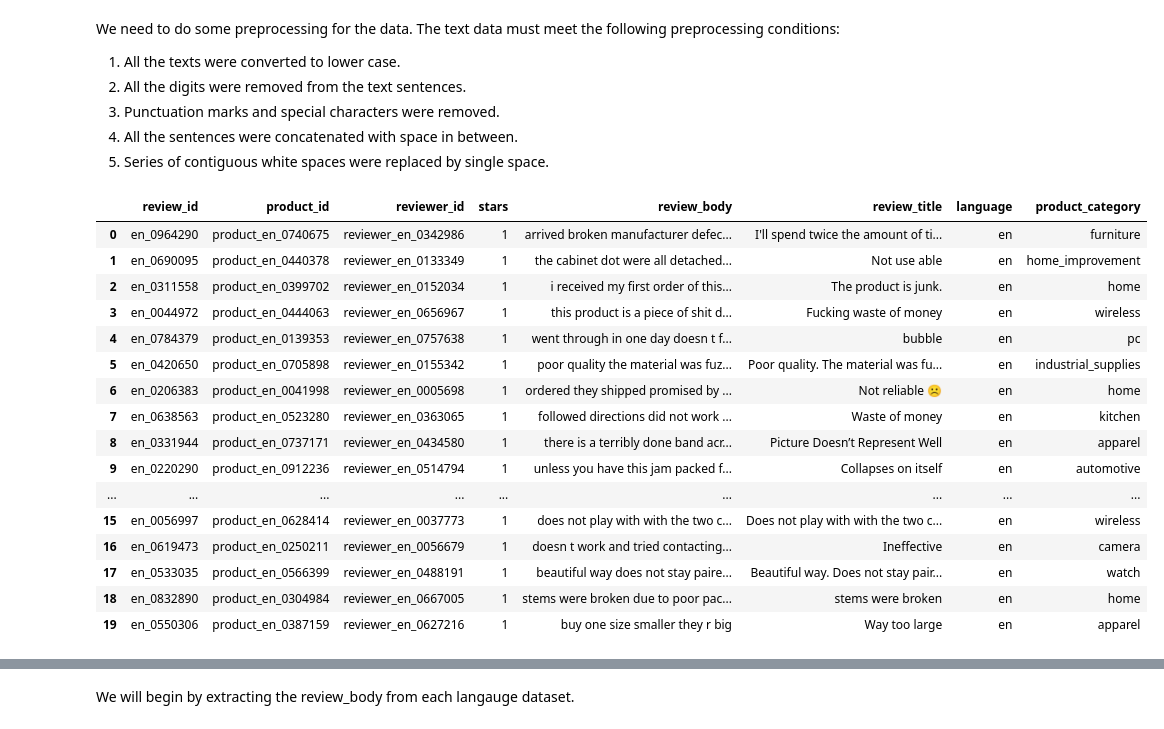
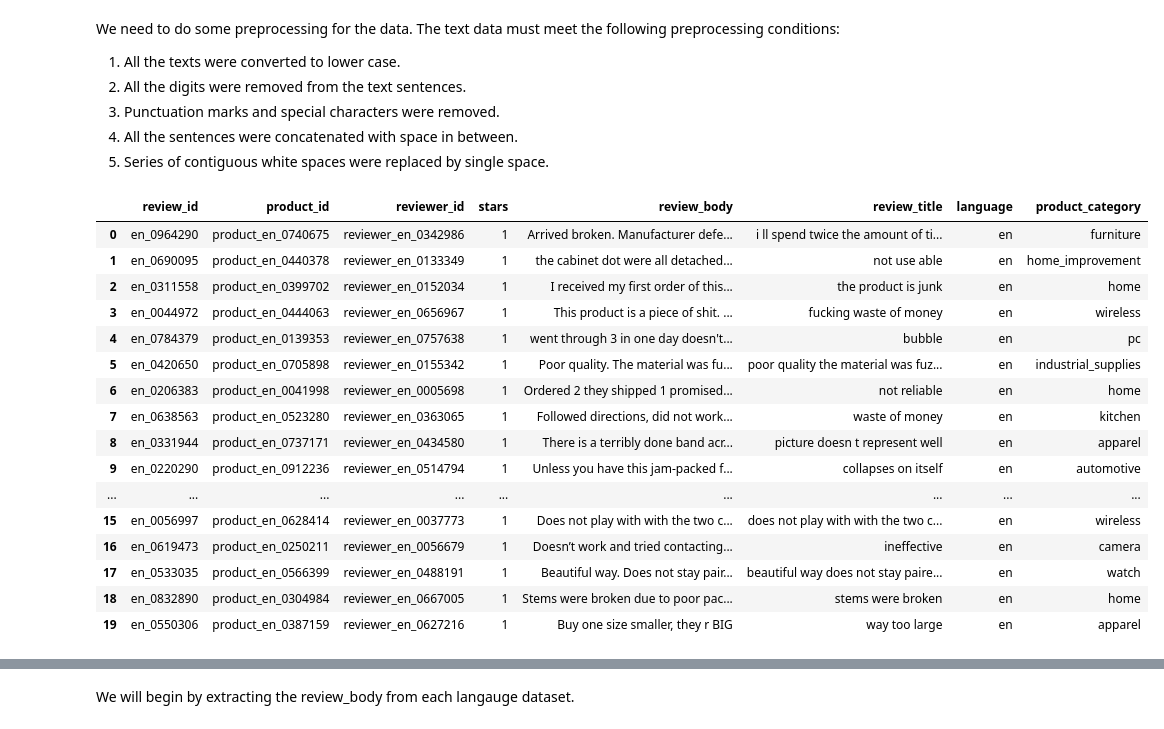
Before and after one commit to Ravi-Raghavan/ECE_443_Term_Project, a Jupyter notebook: AmazonReviews/AmazonReviews.ipynb, the cells around one changed output, grey strips where cells are left out. Cells and saved outputs as stored; diff of their text form; code cells hidden in the pictures.

```diff
--- a/AmazonReviews/AmazonReviews.ipynb
+++ b/AmazonReviews/AmazonReviews.ipynb
@@ -247,31 +247,31 @@ We need to do some preprocessing for the data. The text data must meet the follo
 5. Series of contiguous white spaces were replaced by single space.
 # %%
 #remove special characters from text column
-all_reviews_df['review_body'] = all_reviews_df['review_body'].str.replace('\W', ' ', regex=True)
+all_reviews_df['review_title'] = all_reviews_df['review_title'].str.replace('\W', ' ', regex=True)
 # remove numbers and digits form text
-all_reviews_df['review_body'] = all_reviews_df['review_body'].str.replace('\d', ' ', regex=True)
+all_reviews_df['review_title'] = all_reviews_df['review_title'].str.replace('\d', ' ', regex=True)
 # convert text to lower case
-all_reviews_df['review_body'] = all_reviews_df['review_body'].str.lower()
+all_reviews_df['review_title'] = all_reviews_df['review_title'].str.lower()
 # remove n spaces and convert to a single space
-all_reviews_df['review_body'] = all_reviews_df['review_body'].str.replace('\s{2,}', ' ', regex=True)
+all_reviews_df['review_title'] = all_reviews_df['review_title'].str.replace('\s{2,}', ' ', regex=True)
 # remove leading and trailing spaces
-all_reviews_df['review_body'].str.strip()
+all_reviews_df['review_title'].str.strip()
 all_reviews_df.head(20)
 # %% [output]
 |  | review_id | product_id | reviewer_id | stars | review_body | review_title | language | product_category |
-| 0 | en_0964290 | product_en_0740675 | reviewer_en_0342986 | 1 | arrived broken manufacturer defec... | I'll spend twice the amount of ti... | en | furniture |
-| 1 | en_0690095 | product_en_0440378 | reviewer_en_0133349 | 1 | the cabinet dot were all detached... | Not use able | en | home_improvement |
-| 2 | en_0311558 | product_en_0399702 | reviewer_en_0152034 | 1 | i received my first order of this... | The product is junk. | en | home |
-| 3 | en_0044972 | product_en_0444063 | reviewer_en_0656967 | 1 | this product is a piece of shit d... | Fucking waste of money | en | wireless |
-| 4 | en_0784379 | product_en_0139353 | reviewer_en_0757638 | 1 | went through in one day doesn t f... | bubble | en | pc |
-| 5 | en_0420650 | product_en_0705898 | reviewer_en_0155342 | 1 | poor quality the material was fuz... | Poor quality. The material was fu... | en | industrial_supplies |
-| 6 | en_0206383 | product_en_0041998 | reviewer_en_0005698 | 1 | ordered they shipped promised by ... | Not reliable ☹️ | en | home |
-| 7 | en_0638563 | product_en_0523280 | reviewer_en_0363065 | 1 | followed directions did not work ... | Waste of money | en | kitchen |
-| 8 | en_0331944 | product_en_0737171 | reviewer_en_0434580 | 1 | there is a terribly done band acr... | Picture Doesn’t Represent Well | en | apparel |
-| 9 | en_0220290 | product_en_0912236 | reviewer_en_0514794 | 1 | unless you have this jam packed f... | Collapses on itself | en | automotive |
+| 0 | en_0964290 | product_en_0740675 | reviewer_en_0342986 | 1 | Arrived broken. Manufacturer defe... | i ll spend twice the amount of ti... | en | furniture |
+| 1 | en_0690095 | product_en_0440378 | reviewer_en_0133349 | 1 | the cabinet dot were all detached... | not use able | en | home_improvement |
+| 2 | en_0311558 | product_en_0399702 | reviewer_en_0152034 | 1 | I received my first order of this... | the product is junk | en | home |
+| 3 | en_0044972 | product_en_0444063 | reviewer_en_0656967 | 1 | This product is a piece of shit. ... | fucking waste of money | en | wireless |
+| 4 | en_0784379 | product_en_0139353 | reviewer_en_0757638 | 1 | went through 3 in one day doesn't... | bubble | en | pc |
+| 5 | en_0420650 | product_en_0705898 | reviewer_en_0155342 | 1 | Poor quality. The material was fu... | poor quality the material was fuz... | en | industrial_supplies |
+| 6 | en_0206383 | product_en_0041998 | reviewer_en_0005698 | 1 | Ordered 2 they shipped 1 promised... | not reliable | en | home |
+| 7 | en_0638563 | product_en_0523280 | reviewer_en_0363065 | 1 | Followed directions, did not work... | waste of money | en | kitchen |
+| 8 | en_0331944 | product_en_0737171 | reviewer_en_0434580 | 1 | There is a terribly done band acr... | picture doesn t represent well | en | apparel |
+| 9 | en_0220290 | product_en_0912236 | reviewer_en_0514794 | 1 | Unless you have this jam-packed f... | collapses on itself | en | automotive |
 | ... | ... | ... | ... | ... | ... | ... | ... | ... |
-| 15 | en_0056997 | product_en_0628414 | reviewer_en_0037773 | 1 | does not play with with the two c... | Does not play with with the two c... | en | wireless |
-| 16 | en_0619473 | product_en_0250211 | reviewer_en_0056679 | 1 | doesn t work and tried contacting... | Ineffective | en | camera |
-| 17 | en_0533035 | product_en_0566399 | reviewer_en_0488191 | 1 | beautiful way does not stay paire... | Beautiful way. Does not stay pair... | en | watch |
-| 18 | en_0832890 | product_en_0304984 | reviewer_en_0667005 | 1 | stems were broken due to poor pac... | stems were broken | en | home |
-| 19 | en_0550306 | product_en_0387159 | reviewer_en_0627216 | 1 | buy one size smaller they r big | Way too large | en | apparel |
+| 15 | en_0056997 | product_en_0628414 | reviewer_en_0037773 | 1 | Does not play with with the two c... | does not play with with the two c... | en | wireless |
+| 16 | en_0619473 | product_en_0250211 | reviewer_en_0056679 | 1 | Doesn’t work and tried contacting... | ineffective | en | camera |
+| 17 | en_0533035 | product_en_0566399 | reviewer_en_0488191 | 1 | Beautiful way. Does not stay pair... | beautiful way does not stay paire... | en | watch |
+| 18 | en_0832890 | product_en_0304984 | reviewer_en_0667005 | 1 | Stems were broken due to poor pac... | stems were broken | en | home |
+| 19 | en_0550306 | product_en_0387159 | reviewer_en_0627216 | 1 | Buy one size smaller, they r BIG | way too large | en | apparel |
```
Also changed, not shown: parts of 15 cells of this notebook.
